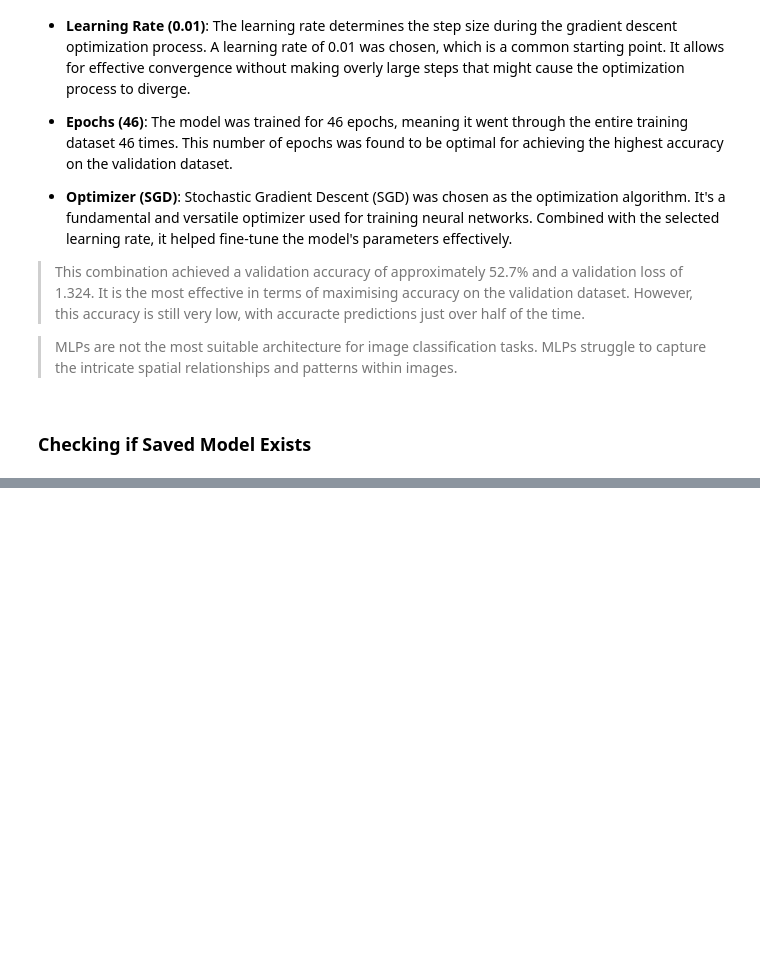
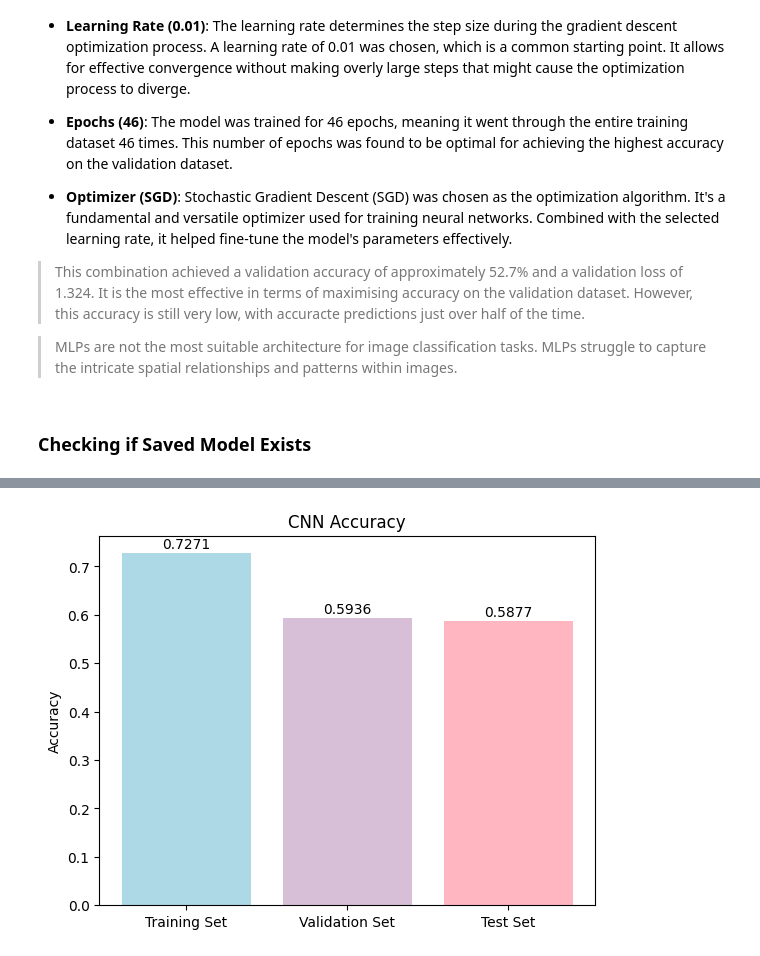
Before and after one commit to kaylee01/Assignment-1, a Jupyter notebook: Assignment-1/Molin_Kaylee_proj1.ipynb, the cells around one changed output, grey strips where cells are left out. Saved outputs shown, nothing was run; the diff lists cells and outputs as text; code cells hidden in the pictures; blank space fills up the shorter version.

```diff
--- a/Assignment-1/Molin_Kaylee_proj1.ipynb
+++ b/Assignment-1/Molin_Kaylee_proj1.ipynb
@@ -623,0 +612,9 @@ CNN Average F1 Score: 0.5456
+# %%
+  # Evaluate the model on the training, validation and testing set
+  train_loss_cnn, train_accuracy_cnn = model_cnn.evaluate(X_train, y_train, verbose=0)
+  val_loss_cnn, val_accuracy_cnn = model_cnn.evaluate(X_val, y_val, verbose=0)
+  test_loss_cnn, test_accuracy_cnn = model_cnn.evaluate(X_test, y_test, verbose=0)
+
+  plot_bar_chart(train_accuracy_cnn, val_accuracy_cnn, test_accuracy_cnn, 'CNN Accuracy', 'Accuracy')
+# %% [output]
+[figure, added]
```
Also changed, not shown: parts of 48 cells of this notebook, 2 other files.
